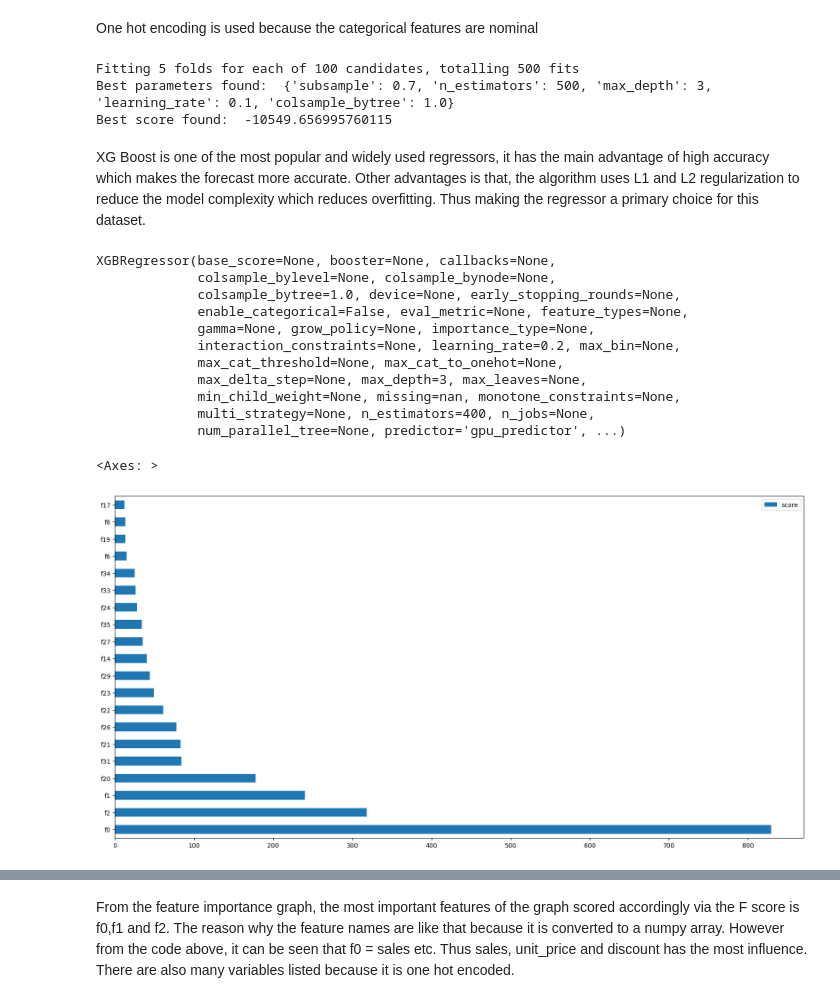
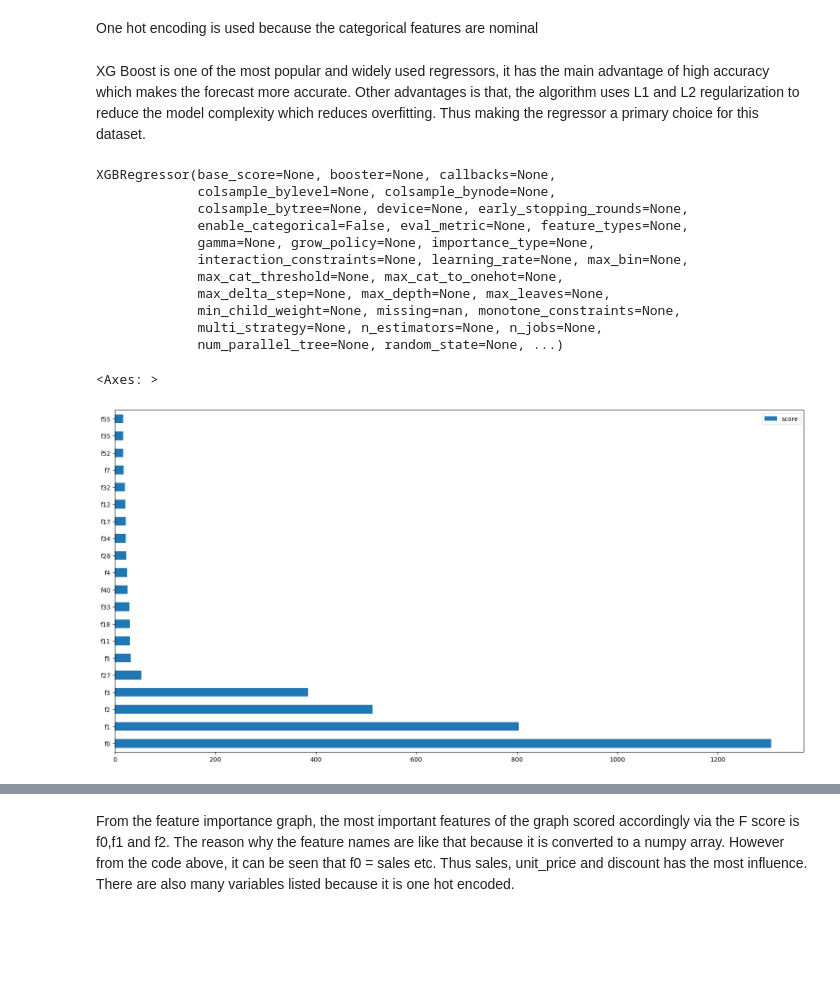
Before and after one commit to FTDS-assignment-bay/p2-final-project-ftds-003-bsd-group-001, a Jupyter notebook: final.ipynb, the cells around one changed output, grey strips where cells are left out. Cells and saved outputs as stored; diff of their text form; code cells hidden in the pictures; blank space fills up the shorter version.

```diff
--- a/final.ipynb
+++ b/final.ipynb
@@ -594,64 +541,36 @@ Standard scaler is used to scale the dataset because the variables have various
 # %% [markdown]
 One hot encoding is used because the categorical features are nominal
-# %%
-from xgboost import XGBRegressor
-from sklearn.model_selection import RandomizedSearchCV
-
-# Correctly instantiate XGBRegressor with GPU parameters
-xgb_reg = XGBRegressor(tree_method='gpu_hist', predictor='gpu_predictor', random_state=42)
-
-# Define the parameter grid
-param_dist = {
-    'n_estimators': [100, 200, 300, 400, 500],
-    'learning_rate': [0.01, 0.05, 0.1, 0.2],
-    'max_depth': [3, 4, 5, 6, 7],
-    'subsample': [0.6, 0.7, 0.8, 0.9, 1.0],
-    'colsample_bytree': [0.6, 0.7, 0.8, 0.9, 1.0]
-}
-
-# Initialize RandomizedSearchCV
-random_search = RandomizedSearchCV(xgb_reg, param_distributions=param_dist, n_iter=100, scoring='neg_mean_squared_error', n_jobs=-1, cv=5, verbose=3, random_state=42)
-
-# Assuming X_train_transformed and y_train are already defined and prepared
-# Fit RandomizedSearchCV
-random_search.fit(X_train_transformed, y_train)
-
-# Best parameters and score
-print("Best parameters found: ", random_search.best_params_)
-print("Best score found: ", random_search.best_score_)
-
-# Use the best model
-best_model = random_search.best_estimator_
-# %% [output]
-Fitting 5 folds for each of 100 candidates, totalling 500 fits
-Best parameters found:  {'subsample': 0.7, 'n_estimators': 500, 'max_depth': 3, 'learning_rate': 0.1, 'colsample_bytree': 1.0}
-Best score found:  -10549.656995760115
+# %%
+X_train_final = np.concatenate([X_train_n_scaled,X_train_c_encoded], axis = 1) #combine the scaled and encoded columns
+X_test_final = np.concatenate([X_test_n_scaled,X_test_c_encoded], axis = 1)
+# %%
+xgb = xg.XGBRegressor() #Use XGB Regressor
 # %% [markdown]
 XG Boost is one of the most popular and widely used regressors, it has the main advantage of high accuracy which makes the forecast more accurate. Other advantages is that, the algorithm uses L1 and  L2 regularization to reduce the model complexity which reduces overfitting. Thus making the regressor a primary choice for this dataset.
 # %%
-best_model.fit(X_train_transformed, y_train) #fit the xgb regressor to the train dataset
+xgb.fit(X_train_final, y_train) #fit the xgb regressor to the train dataset
 # %% [output]
 XGBRegressor(base_score=None, booster=None, callbacks=None,
              colsample_bylevel=None, colsample_bynode=None,
-             colsample_bytree=1.0, device=None, early_stopping_rounds=None,
+             colsample_bytree=None, device=None, early_stopping_rounds=None,
              enable_categorical=False, eval_metric=None, feature_types=None,
              gamma=None, grow_policy=None, importance_type=None,
-             interaction_constraints=None, learning_rate=0.2, max_bin=None,
+             interaction_constraints=None, learning_rate=None, max_bin=None,
              max_cat_threshold=None, max_cat_to_onehot=None,
-             max_delta_step=None, max_depth=3, max_leaves=None,
+             max_delta_step=None, max_depth=None, max_leaves=None,
              min_child_weight=None, missing=nan, monotone_constraints=None,
-             multi_strategy=None, n_estimators=400, n_jobs=None,
-             num_parallel_tree=None, predictor='gpu_predictor', ...)
+             multi_strategy=None, n_estimators=None, n_jobs=None,
+             num_parallel_tree=None, random_state=None, ...)
 # %%
-feature_important = best_model.get_booster().get_score() #list the importance Score of each variable, the higher the score the more important the variable
+feature_important = xgb.get_booster().get_score() #list the importance Score of each variable, the higher the score the more important the variable
 keys = list(feature_important.keys()) #list the keys and values to act as the labels for the graph
 values = list(feature_important.values())
 
 data = pd.DataFrame(data=values, index=keys, columns=["score"]).sort_values(by = "score", ascending=False)
 data.nlargest(20, columns="score").plot(kind='barh', figsize = (20,10))
 # %% [output]
 <Axes: >
-[figure, old version]
+[figure, new version]
 # %%
 params1 = {
     'feature': X_train.columns.tolist()
```
Also changed, not shown: parts of 28 cells of this notebook, 22 other files.
